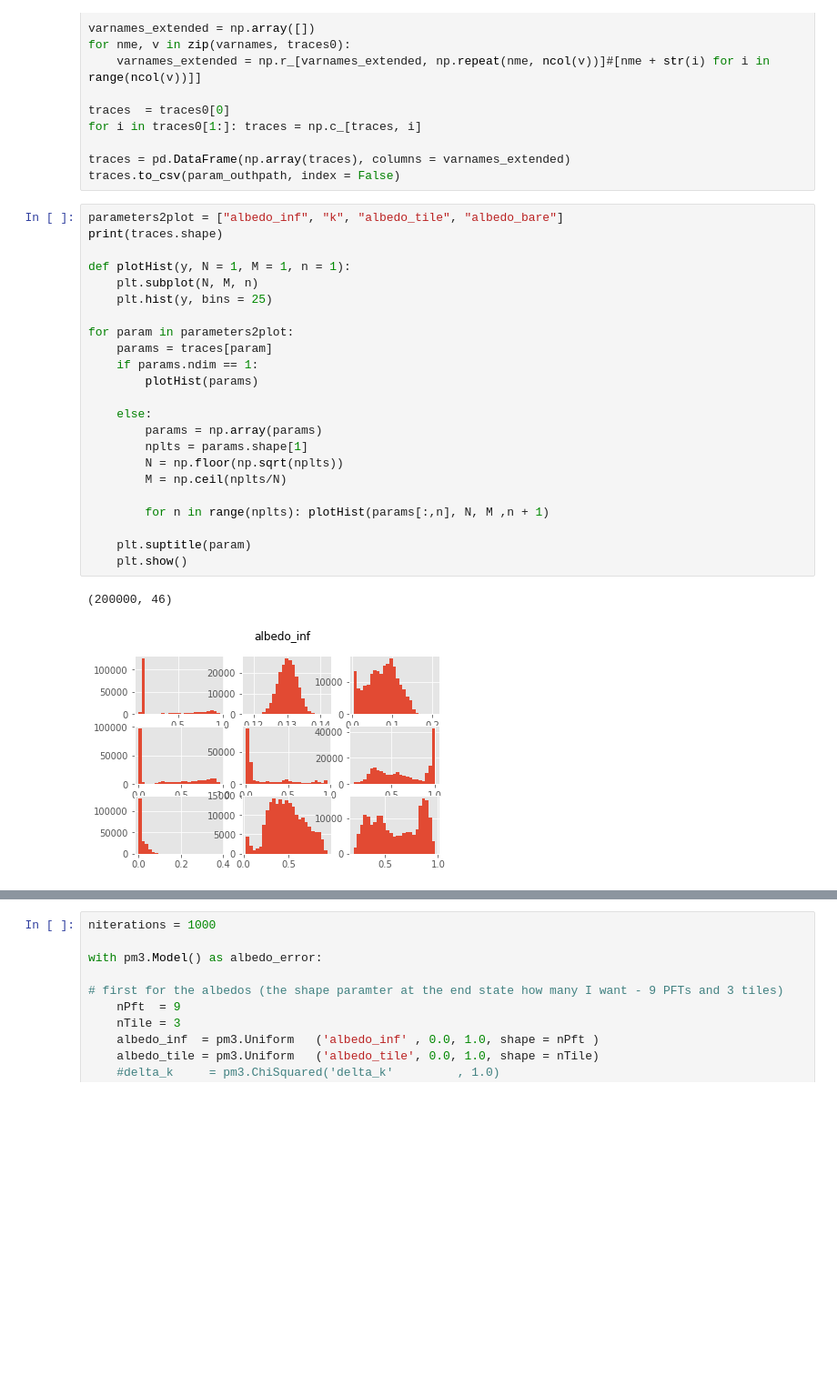
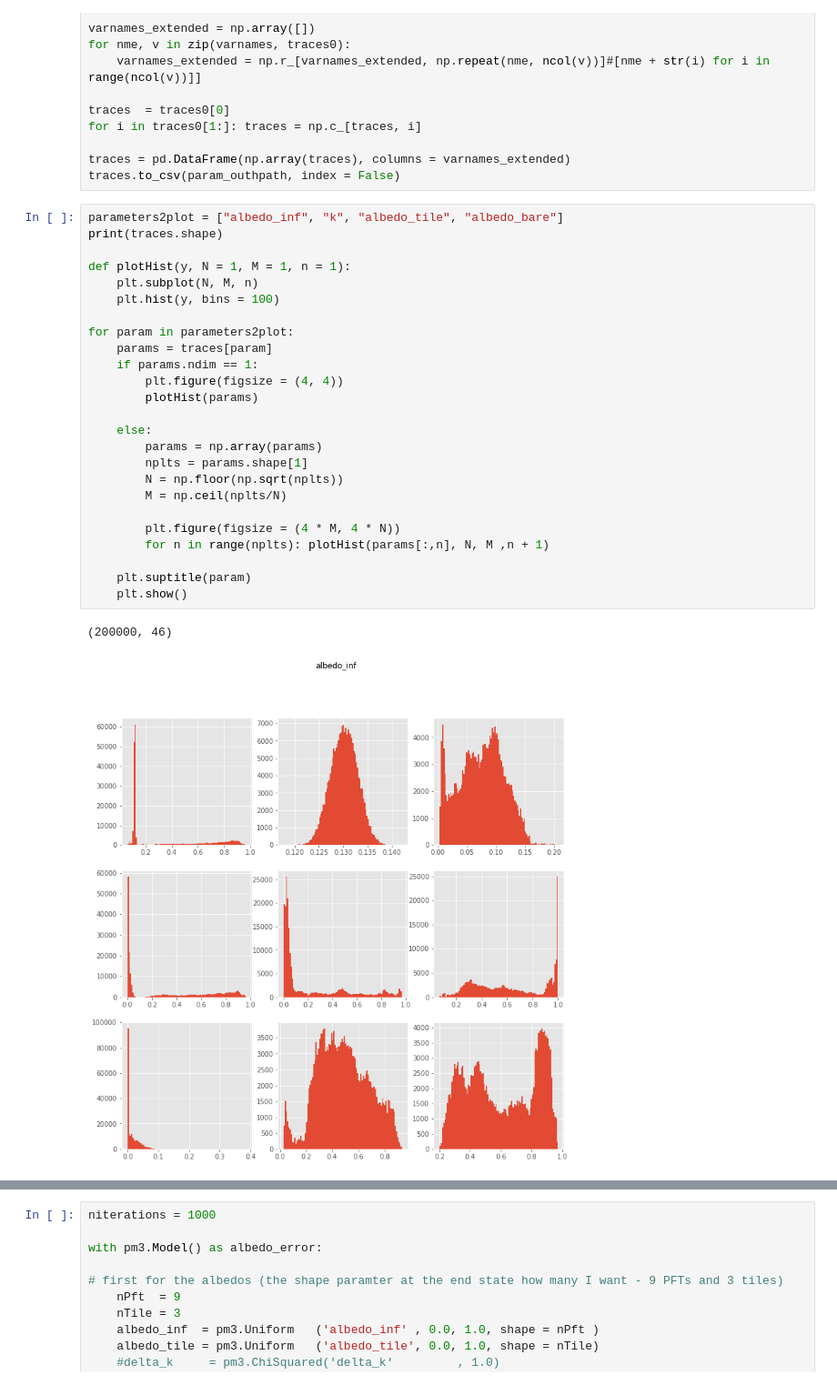
Before and after one commit to douglask3/UKESM_albedo_tile_optimization, a Jupyter notebook: notebooks/bayesian_inference.ipynb, the cells around one changed output, grey strips where cells are left out. Shown at 91% size. Cells and saved outputs as stored; diff of their text form; blank space fills up the shorter version.

```diff
--- a/notebooks/bayesian_inference.ipynb
+++ b/notebooks/bayesian_inference.ipynb
@@ -372,26 +424,28 @@ traces.to_csv(param_outhpath, index = False)
 # %%
 parameters2plot = ["albedo_inf", "k", "albedo_tile", "albedo_bare"]
 print(traces.shape)
 
 def plotHist(y, N = 1, M = 1, n = 1):
     plt.subplot(N, M, n)
-    plt.hist(y, bins = 25)
+    plt.hist(y, bins = 100)
 
 for param in parameters2plot:
     params = traces[param]
     if params.ndim == 1:
+        plt.figure(figsize = (4, 4))
         plotHist(params)
 
     else:
         params = np.array(params)
         nplts = params.shape[1]
         N = np.floor(np.sqrt(nplts))
         M = np.ceil(nplts/N)
 
+        plt.figure(figsize = (4 * M, 4 * N))
         for n in range(nplts): plotHist(params[:,n], N, M ,n + 1)
 
     plt.suptitle(param)
     plt.show()
 # %% [output]
 (200000, 46)
-[figure, old version]
+[figure, new version]
```
Also changed, not shown: parts of 18 cells of this notebook.
